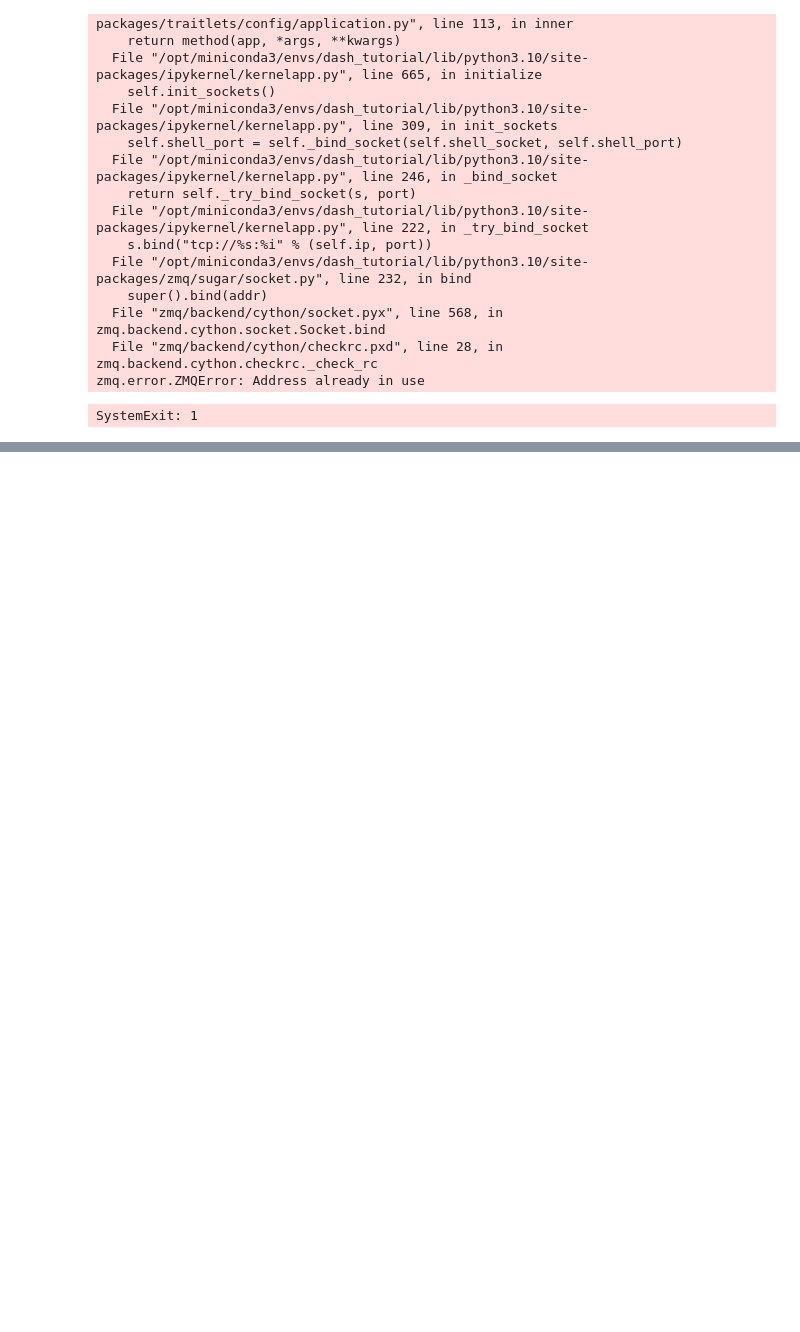
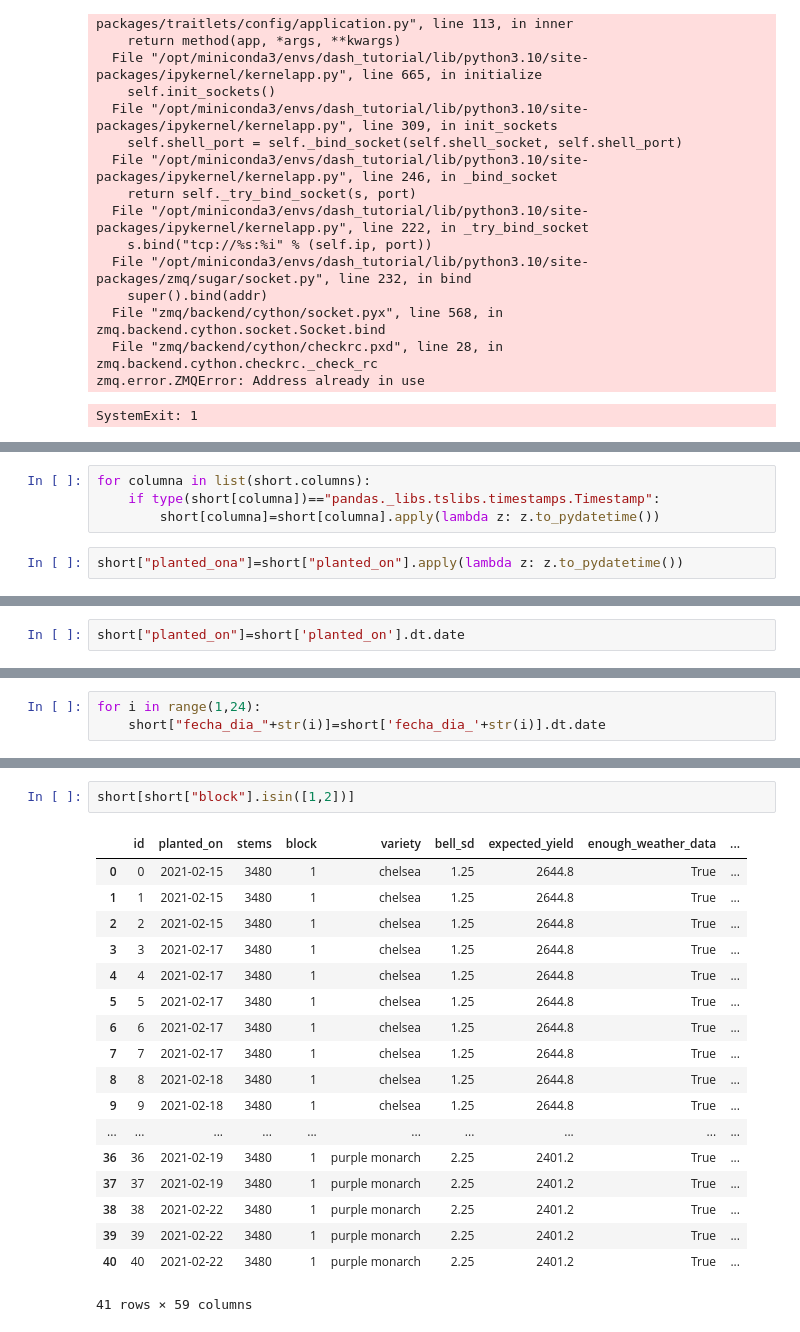
Before and after one commit to Camiloaab/Dash_Mockups, a Jupyter notebook: flower_data_generator.ipynb, the cells around one changed output, grey strips where cells are left out. Drawn from its saved outputs; the diff is of its cells as text; blank space fills up the shorter version.

```diff
--- a/flower_data_generator.ipynb
+++ b/flower_data_generator.ipynb
@@ -153,0 +226,6 @@ SystemExit: 1
+# %%
+for columna in list(short.columns):
+    if type(short[columna])=="pandas._libs.tslibs.timestamps.Timestamp":
+        short[columna]=short[columna].apply(lambda z: z.to_pydatetime())
+# %%
+short["planted_ona"]=short["planted_on"].apply(lambda z: z.to_pydatetime())
@@ -153,0 +246,2 @@ SystemExit: 1
+# %%
+short["planted_on"]=short['planted_on'].dt.date
@@ -153,0 +258,3 @@ SystemExit: 1
+# %%
+for i in range(1,24):
+    short["fecha_dia_"+str(i)]=short['fecha_dia_'+str(i)].dt.date
@@ -153,0 +452,21 @@ SystemExit: 1
+# %%
+short[short["block"].isin([1,2])]
+# %% [output]
+|  | id | planted_on | stems | block | variety | bell_sd | expected_yield | enough_weather_data | ... |
+| 0 | 0 | 2021-02-15 | 3480 | 1 | chelsea | 1.25 | 2644.8 | True | ... |
+| 1 | 1 | 2021-02-15 | 3480 | 1 | chelsea | 1.25 | 2644.8 | True | ... |
+| 2 | 2 | 2021-02-15 | 3480 | 1 | chelsea | 1.25 | 2644.8 | True | ... |
+| 3 | 3 | 2021-02-17 | 3480 | 1 | chelsea | 1.25 | 2644.8 | True | ... |
+| 4 | 4 | 2021-02-17 | 3480 | 1 | chelsea | 1.25 | 2644.8 | True | ... |
+| 5 | 5 | 2021-02-17 | 3480 | 1 | chelsea | 1.25 | 2644.8 | True | ... |
+| 6 | 6 | 2021-02-17 | 3480 | 1 | chelsea | 1.25 | 2644.8 | True | ... |
+| 7 | 7 | 2021-02-17 | 3480 | 1 | chelsea | 1.25 | 2644.8 | True | ... |
+| 8 | 8 | 2021-02-18 | 3480 | 1 | chelsea | 1.25 | 2644.8 | True | ... |
+| 9 | 9 | 2021-02-18 | 3480 | 1 | chelsea | 1.25 | 2644.8 | True | ... |
+| ... | ... | ... | ... | ... | ... | ... | ... | ... | ... |
+| 36 | 36 | 2021-02-19 | 3480 | 1 | purple monarch | 2.25 | 2401.2 | True | ... |
+| 37 | 37 | 2021-02-19 | 3480 | 1 | purple monarch | 2.25 | 2401.2 | True | ... |
+| 38 | 38 | 2021-02-22 | 3480 | 1 | purple monarch | 2.25 | 2401.2 | True | ... |
+| 39 | 39 | 2021-02-22 | 3480 | 1 | purple monarch | 2.25 | 2401.2 | True | ... |
+| 40 | 40 | 2021-02-22 | 3480 | 1 | purple monarch | 2.25 | 2401.2 | True | ... |
+41 rows × 59 columns
```
Also changed, not shown: parts of 52 cells of this notebook, 5 other files.
